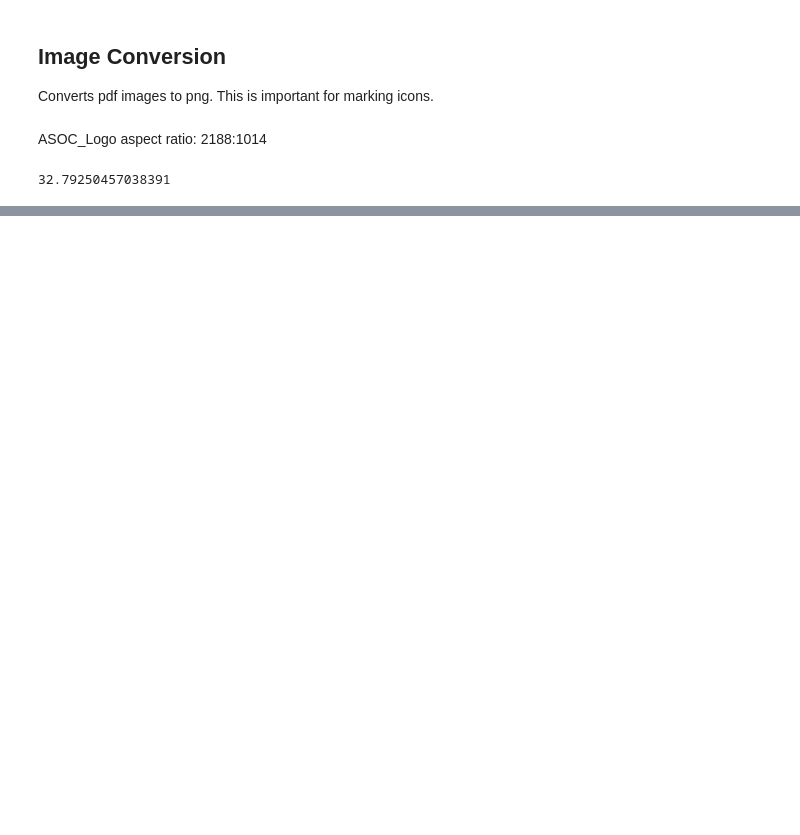
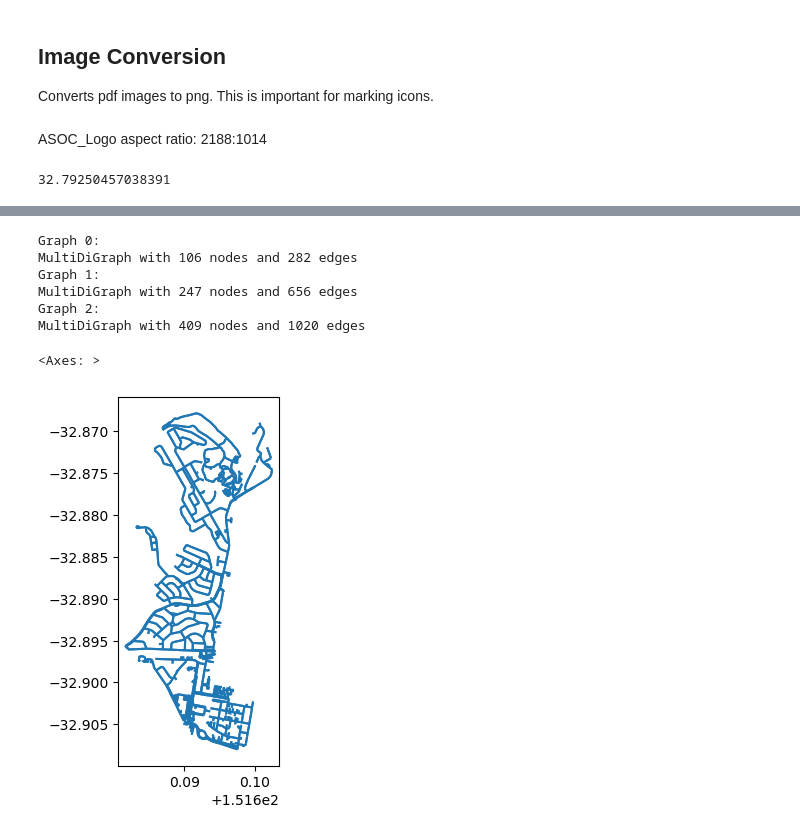
Before and after one commit to NUAC-AV/ASOC-UON, a Jupyter notebook: ASOC_Walks.ipynb, the cells around one changed output, grey strips where cells are left out. Saved outputs shown, nothing was run; the diff lists cells and outputs as text; code cells hidden in the pictures; blank space fills up the shorter version.

Commit message:
OSmnx for street mapping.

```diff
--- a/ASOC_Walks.ipynb
+++ b/ASOC_Walks.ipynb
@@ -411,0 +443,33 @@ ratio = 2188/1025
+# %%
+# Places to get the street network
+places = ["Birmingham Gardens, Newcastle, Australia",
+          "Shortland, Newcastle, Australia",
+          "Jesmond, Newcastle, Australia"]
+
+# Get street networks
+graphs = [ox.graph_from_place(place, network_type='walk') for place in places]
+
+# Print structure of the graphs to debug
+for i, graph in enumerate(graphs):
+    print(f"Graph {i}:")
+    print(graph)
+
+# Convert graphs to GeoDataFrames
+nodes_gdfs = []
+edges_gdfs = []
+
+for graph in graphs:
+    nodes, edges = ox.graph_to_gdfs(graph)
+    nodes_gdfs.append(nodes)
+    edges_gdfs.append(edges)
+# %% [output]
+Graph 0:
+MultiDiGraph with 106 nodes and 282 edges
+Graph 1:
+MultiDiGraph with 247 nodes and 656 edges
+Graph 2:
+MultiDiGraph with 409 nodes and 1020 edges
+# %%
+# Merge the GeoDataFrames
+merged_nodes_gdf = gpd.GeoDataFrame(pd.concat(nodes_gdfs, ignore_index=True))
+merged_edges_gdf = gpd.GeoDataFrame(pd.concat(edges_gdfs, ignore_index=True))
@@ -411,0 +494,5 @@ ratio = 2188/1025
+# %%
+merged_edges_gdf.plot()
+# %% [output]
+<Axes: >
+[figure, added]
```
Also changed, not shown: parts of 9 cells of this notebook, 29 other files.
